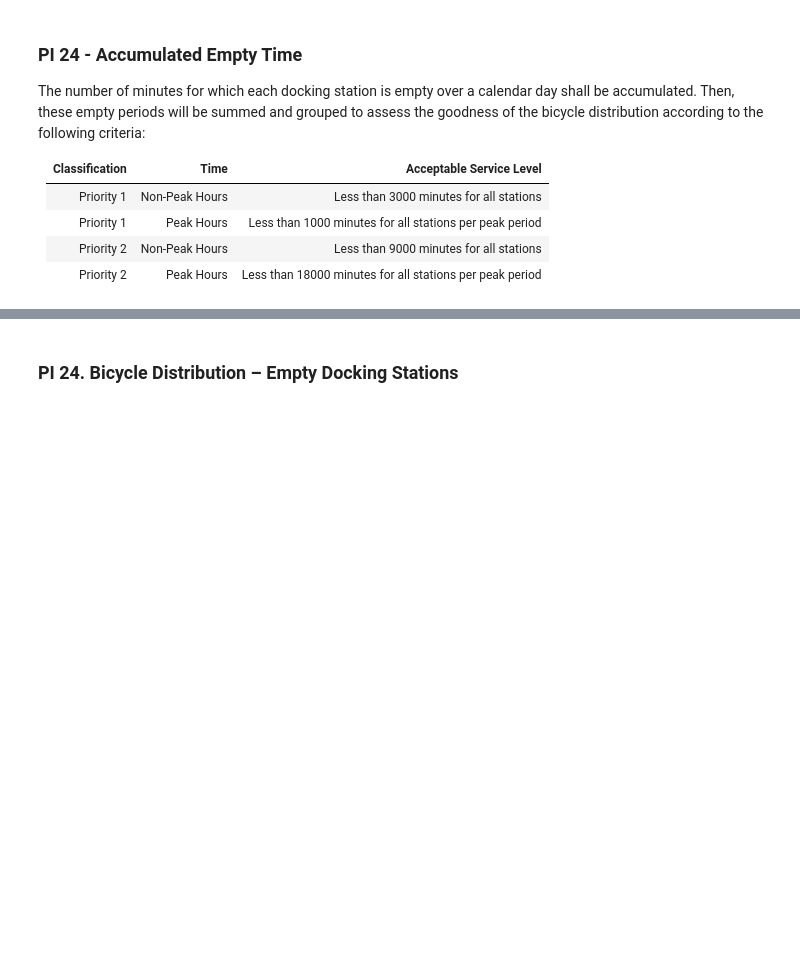
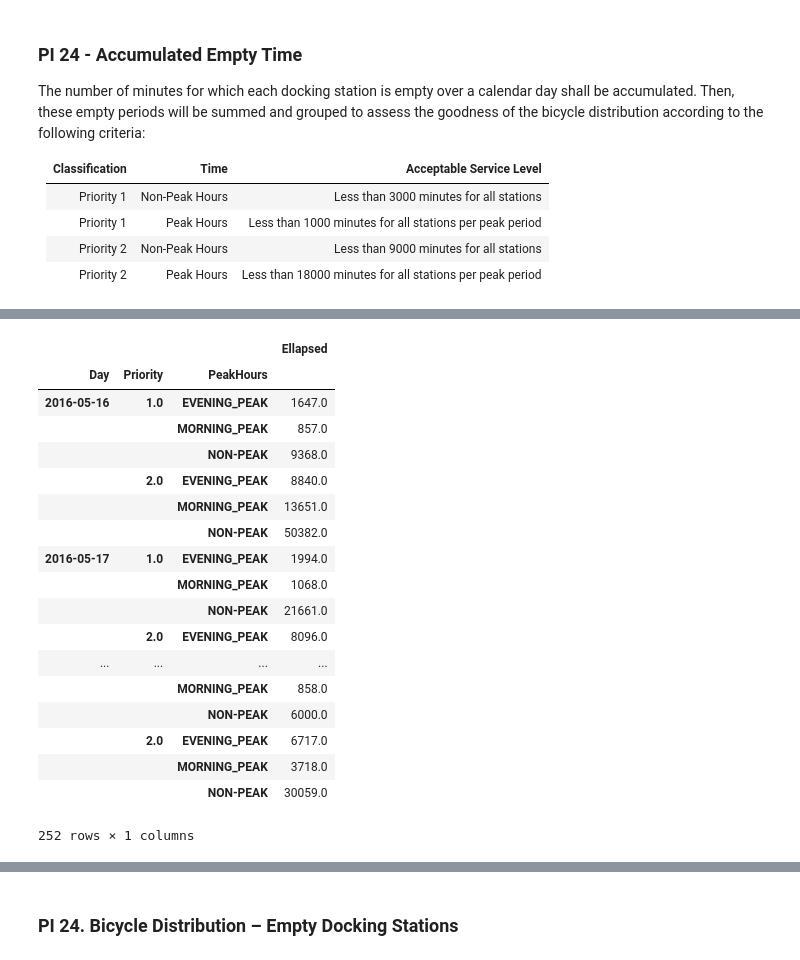
Before and after one commit to ibrahim85/spts-uoe, a Jupyter notebook: Untitled.ipynb, the cells around one changed output, grey strips where cells are left out. Saved outputs shown, nothing was run; the diff lists cells and outputs as text; code cells hidden in the pictures; blank space fills up the shorter version.

Commit message:
grouped empty periods

```diff
--- a/Untitled.ipynb
+++ b/Untitled.ipynb
@@ -43,0 +53,5 @@ empty_entries.head()
+# %%
+empty_periods = get_ellapsed_time(empty_entries, by='PeriodId')
+empty_periods = add_station_info(empty_periods, stations, ['Priority', 'Id'])
+empty_periods['Day'] = empty_periods['Period'].apply(lambda x: get_period_day(x))
+empty_periods['PeakHours'] = empty_periods['Period'].apply(lambda x: is_peaktime(x)[1])
@@ -52,6 +75,3 @@ The number of minutes for which each docking station is empty over a calendar da
 |Priority 1|Peak Hours|Less than 1000 minutes for all stations per peak period |
 |Priority 2|Non-Peak Hours|Less than 9000 minutes for all stations|
 |Priority 2|Peak Hours|Less than 18000 minutes for all stations per peak period |
-# %%
-empty_periods = group_ellapsed(empty_entries)
-empty_periods = add_station_info(empty_periods, stations, ['Priority', 'Id'])
@@ -66,2 +77,0 @@ The data shows that several stations were empty during entire days. It is very u
-# %%
-empty_periods = empty_periods[~(empty_periods['Ellapsed'] > 720)]
@@ -69,0 +92,24 @@ empty_periods.describe()
+# %%
+pi24_results = empty_periods.groupby(['Day', 'Priority', 'PeakHours']).sum()
+# %%
+pi24_results
+# %% [output]
+|  |  |  | Ellapsed |
+| Day | Priority | PeakHours |  |
+| 2016-05-16 | 1.0 | EVENING_PEAK | 1647.0 |
+|  |  | MORNING_PEAK | 857.0 |
+|  |  | NON-PEAK | 9368.0 |
+|  | 2.0 | EVENING_PEAK | 8840.0 |
+|  |  | MORNING_PEAK | 13651.0 |
+|  |  | NON-PEAK | 50382.0 |
+| 2016-05-17 | 1.0 | EVENING_PEAK | 1994.0 |
+|  |  | MORNING_PEAK | 1068.0 |
+|  |  | NON-PEAK | 21661.0 |
+|  | 2.0 | EVENING_PEAK | 8096.0 |
+| ... | ... | ... | ... |
+|  |  | MORNING_PEAK | 858.0 |
+|  |  | NON-PEAK | 6000.0 |
+|  | 2.0 | EVENING_PEAK | 6717.0 |
+|  |  | MORNING_PEAK | 3718.0 |
+|  |  | NON-PEAK | 30059.0 |
+252 rows × 1 columns
```
Also changed, not shown: parts of 21 cells of this notebook, 6 other files.
